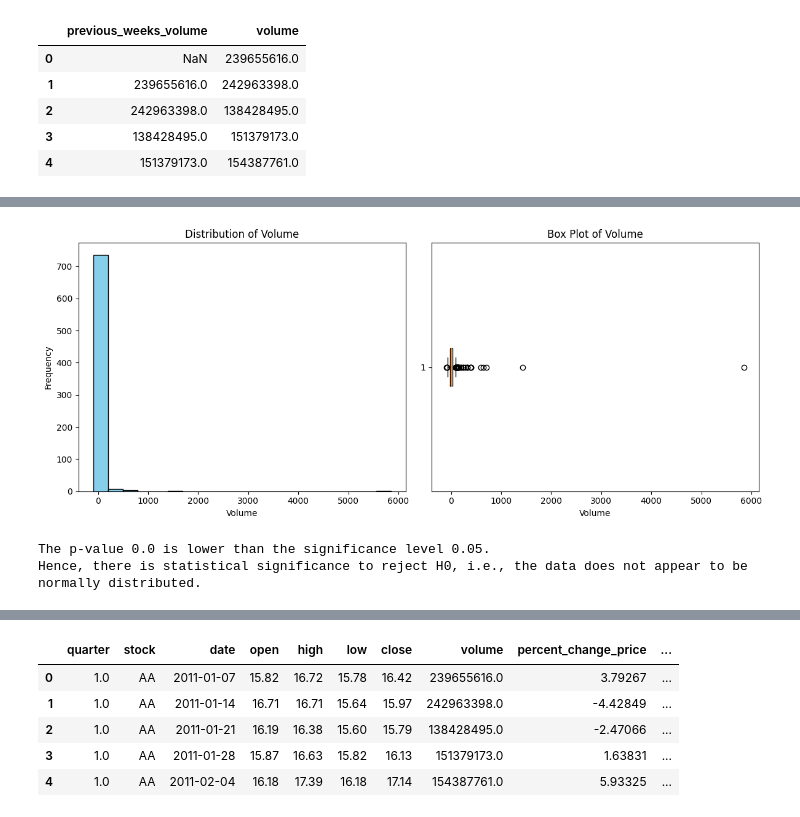
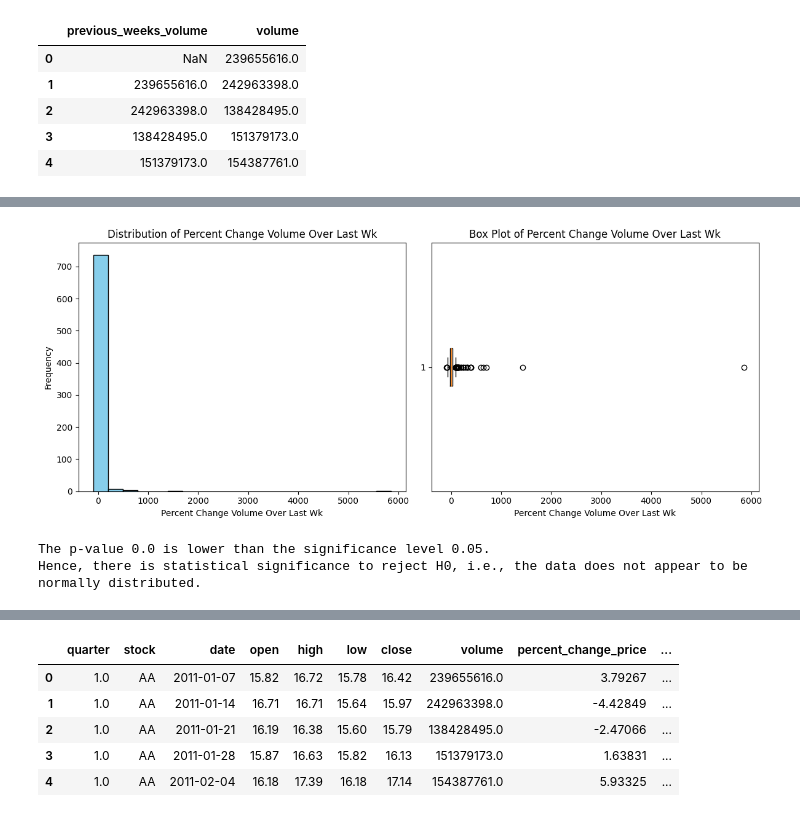
Before and after one commit to CarolinaRuivo/dowjones-index, a Jupyter notebook: template.ipynb, the cells around one changed output, grey strips where cells are left out. Saved outputs shown, nothing was run; the diff lists cells and outputs as text; code cells hidden in the pictures.

```diff
--- a/template.ipynb
+++ b/template.ipynb
@@ -269,39 +271,43 @@ How to impute the reamining MV (at the beginning of the dataset)
  - Try, if there is time:
     3. K-NN
 # %%
-def assess_normality(column_values):
+def assess_normality(column_values, col_name):
     # Create a figure to plot 2 plots
     fig, axs = plt.subplots(1, 2, figsize=(12, 5))
 
     # Plot histogram on the first axis
     axs[0].hist(column_values, bins=20, color='skyblue', edgecolor='black')
-    axs[0].set_xlabel('Volume')
+    axs[0].set_xlabel(f'{col_name}')
     axs[0].set_ylabel('Frequency')
-    axs[0].set_title('Distribution of Volume')
+    axs[0].set_title(f'Distribution of {col_name}')
 
     # Plot box plot on the second axis
     axs[1].boxplot(column_values, vert=False)
-    axs[1].set_xlabel('Volume')
-    axs[1].set_title('Box Plot of Volume')
+    axs[1].set_xlabel(f'{col_name}')
+    axs[1].set_title(f'Box Plot of {col_name}')
 
-    # Adjust layout
     plt.tight_layout()
-
     plt.show()
 
     # Perform Shapiro-Wilk test. H0: The data provides from a Normal Distribution
     statistic, p_value = stats.shapiro(column_values)
-    #print(f'The Shapiro-Wilk Test statistic value is {statistic} and the p-value is {p_value}')
 
     # Define the usual significance level, alpha =5%
     alpha = 0.05
     # p-value measures the probability of obtaining the observed results, assuming that the null hypothesis is true.
-    # The lower the p-value, thw the probability of obtaining the observed results, assuming that the null hypothesis is true.
-    # The lower the p-value, the greater the statistical significance to reject H0.
     if p_value < alpha:
         print(f"The p-value {p_value} is lower than the significance level {alpha}. \nHence, there is statistical significance to reject H0, i.e., the data does not appear to be normally distributed.")
     else:
         print(f"The p-value {p_value} is greater than, or equal to, the significance level {alpha}. \nHence, there is not statistical significance to reject H0, i.e., the data appears to be normally distributed.")
+# %%
+def format_variable_name_for_plots(var_name):
+    # Convert to "Title Case" (capitalize first letter of each word)
+    title_case_var_name = var_name.title()
+
+    # Replace underscores with spaces
+    formatted_var_name = title_case_var_name.replace("_", " ")
+
+    return formatted_var_name
 # %%
 # Save non-NaN observations of previous_weeks_volume into prev_weeks_vol_data series
 prev_weeks_vol_data=df.dropna(subset=['previous_weeks_volume'])['previous_weeks_volume']
@@ -364,11 +373,13 @@ df[['volume', 'percent_change_volume_over_last_wk']].head()
 # %%
 # Save non-NaN observations of previous_weeks_volume into prev_weeks_vol_data series
 percent_change_volume_over_last_wk_data=df.dropna(subset=['percent_change_volume_over_last_wk'])['percent_change_volume_over_last_wk']
+var_name = "percent_change_volume_over_last_wk"
+formatted_var_name = format_variable_name_for_plots(var_name)
 
 #Assess the distribution (and normality) of the desired column: prev_weeks_vol_data
-assess_normality(percent_change_volume_over_last_wk_data)
+assess_normality(percent_change_volume_over_last_wk_data, formatted_var_name)
 # %% [output]
-[figure, old version]
+[figure, new version]
 The p-value 0.0 is lower than the significance level 0.05.
 Hence, there is statistical significance to reject H0, i.e., the data does not appear to be normally distributed.
 # %%
```
Also changed, not shown: parts of 78 cells of this notebook.
